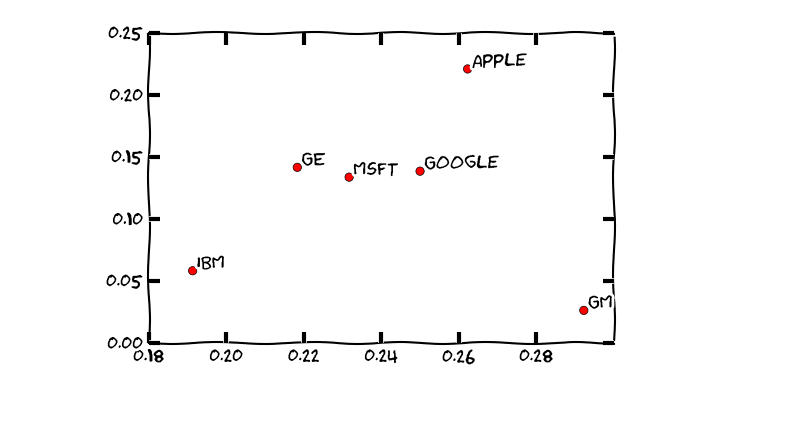
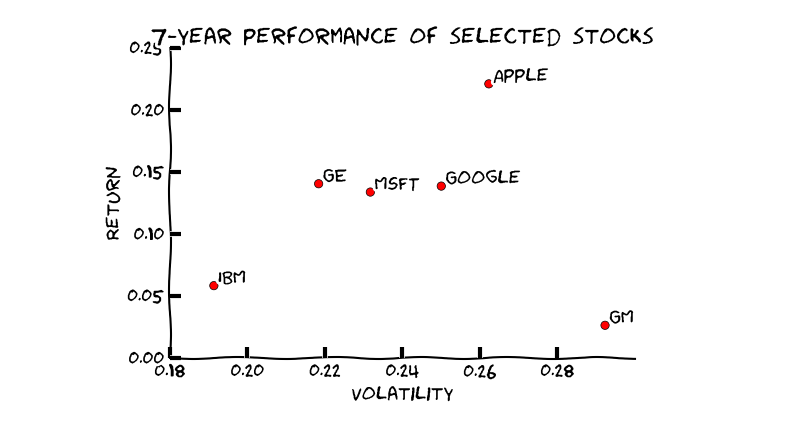
Before and after one commit to vtisza/portfolinfo, a Jupyter notebook: portfolio_returns.ipynb, the cells around one changed output. Saved outputs shown, nothing was run; the diff lists cells and outputs as text; code cells hidden in the pictures; blank space fills up the shorter version.

```diff
--- a/portfolio_returns.ipynb
+++ b/portfolio_returns.ipynb
@@ -77,9 +70,19 @@ portfolio
 # %%
 label=portfolio.index.values
+fig, ax = plt.subplots()
+
+ax.spines['right'].set_visible(False)
+ax.spines['top'].set_visible(False)
+ax.xaxis.set_ticks_position('bottom')
+ax.yaxis.set_ticks_position('left')
+
 plt.xkcd()
 plt.plot(portfolio.vol.values,portfolio.mu.values,'ro')
+plt.ylabel('Return')
+plt.xlabel('Volatility')
+plt.title("7-year performance of selected stocks")
 for x in range(len(label)):
     plt.annotate(label[x], xy = (portfolio.vol.values[x], portfolio.mu.values[x]), xytext = (3, 3), textcoords = 'offset points')
 plt.show()
 # %% [output]
-[figure, old version]
+[figure, new version]
```
Also changed, not shown: parts of 17 cells of this notebook.
